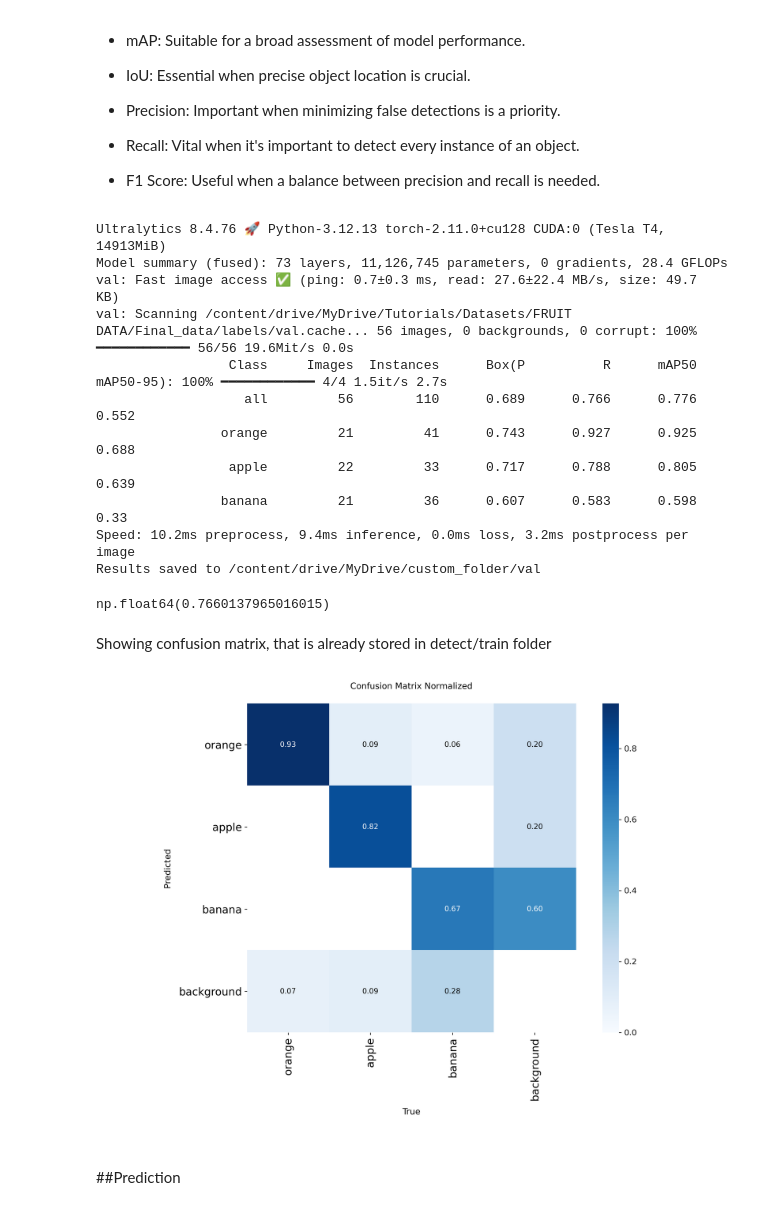
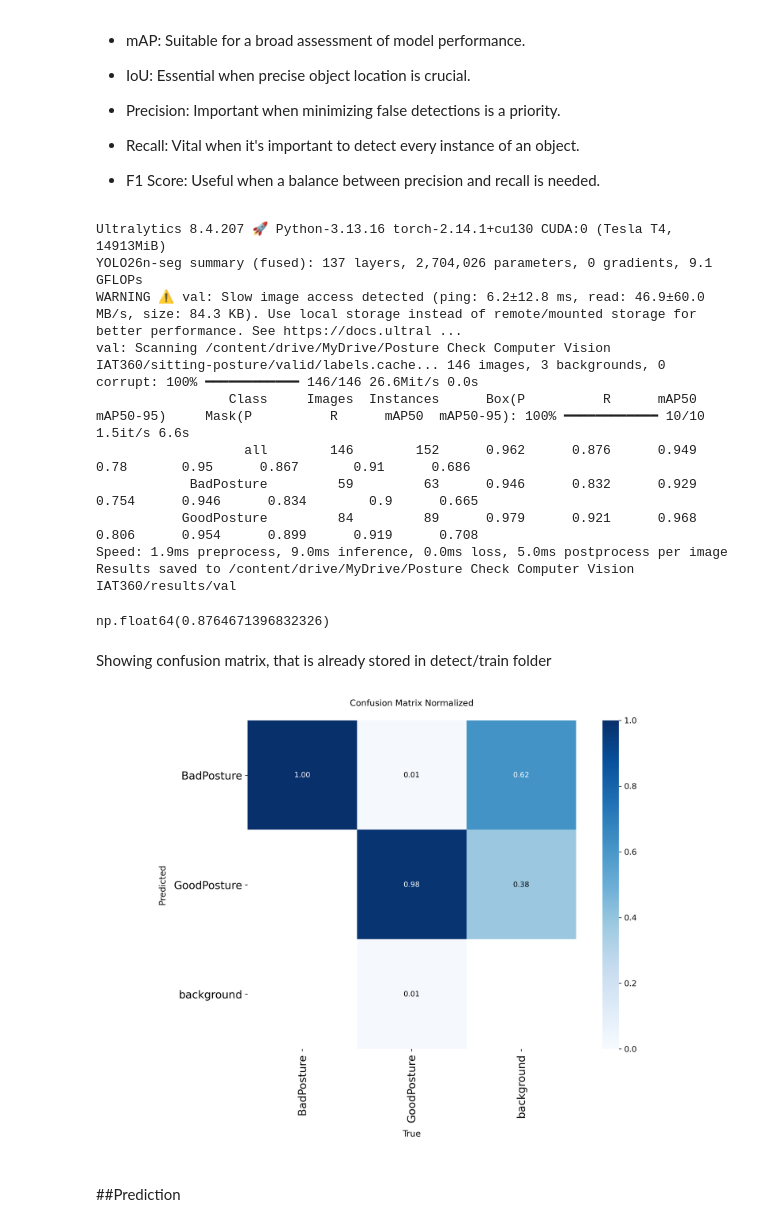
Before and after one commit to IAT-ExploringAI-2026/Computer-Vision-Project, a Jupyter notebook: ComputerVisionProject.ipynb, the cells around one changed output. Saved outputs shown, nothing was run; the diff lists cells and outputs as text; code cells hidden in the pictures.

```diff
--- a/ComputerVisionProject.ipynb
+++ b/ComputerVisionProject.ipynb
@@ -741,7 +733,7 @@ Choosing the right metrics to evaluate often depends on the specific application
 
 - F1 Score: Useful when a balance between precision and recall is needed.
 # %%
-metrics = model.val(project="/results")  # no other arguments needed, dataset and settings remembered
+metrics = model.val(project="/content/drive/MyDrive/Posture Check Computer Vision IAT360/results")  # no other arguments needed, dataset and settings remembered
 metrics.box.map    # map50-95
 metrics.box.map50  # map50
 metrics.box.map75  # map75
@@ -749,27 +741,26 @@ metrics.box.maps   # a list contains map50-95 of each category
 metrics.box.mp    # P
 metrics.box.mr    # R
 # %% [output]
-Ultralytics 8.4.76 🚀 Python-3.12.13 torch-2.11.0+cu128 CUDA:0 (Tesla T4, 14913MiB)
-Model summary (fused): 73 layers, 11,126,745 parameters, 0 gradients, 28.4 GFLOPs
-val: Fast image access ✅ (ping: 0.7±0.3 ms, read: 27.6±22.4 MB/s, size: 49.7 KB)
-val: Scanning /content/drive/MyDrive/Tutorials/Datasets/FRUIT DATA/Final_data/labels/val.cache... 56 images, 0 backgrounds, 0 corrupt: 100% ━━━━━━━━━━━━ 56/56 19.6Mit/s 0.0s
-                 Class     Images  Instances      Box(P          R      mAP50  mAP50-95): 100% ━━━━━━━━━━━━ 4/4 1.5it/s 2.7s
-                   all         56        110      0.689      0.766      0.776      0.552
-                orange         21         41      0.743      0.927      0.925      0.688
-                 apple         22         33      0.717      0.788      0.805      0.639
-                banana         21         36      0.607      0.583      0.598       0.33
-Speed: 10.2ms preprocess, 9.4ms inference, 0.0ms loss, 3.2ms postprocess per image
-Results saved to /content/drive/MyDrive/custom_folder/val
+Ultralytics 8.4.207 🚀 Python-3.13.16 torch-2.14.1+cu130 CUDA:0 (Tesla T4, 14913MiB)
+YOLO26n-seg summary (fused): 137 layers, 2,704,026 parameters, 0 gradients, 9.1 GFLOPs
+WARNING ⚠️ val: Slow image access detected (ping: 6.2±12.8 ms, read: 46.9±60.0 MB/s, size: 84.3 KB). Use local storage instead of remote/mounted storage for better performance. See https://docs.ultral ...
+val: Scanning /content/drive/MyDrive/Posture Check Computer Vision IAT360/sitting-posture/valid/labels.cache... 146 images, 3 backgrounds, 0 corrupt: 100% ━━━━━━━━━━━━ 146/146 26.6Mit/s 0.0s
+                 Class     Images  Instances      Box(P          R      mAP50  mAP50-95)     Mask(P          R      mAP50  mAP50-95): 100% ━━━━━━━━━━━━ 10/10 1.5it/s 6.6s
+                   all        146        152      0.962      0.876      0.949       0.78       0.95      0.867       0.91      0.686
+            BadPosture         59         63      0.946      0.832      0.929      0.754      0.946      0.834        0.9      0.665
+           GoodPosture         84         89      0.979      0.921      0.968      0.806      0.954      0.899      0.919      0.708
+Speed: 1.9ms preprocess, 9.0ms inference, 0.0ms loss, 5.0ms postprocess per image
+Results saved to /content/drive/MyDrive/Posture Check Computer Vision IAT360/results/val
-np.float64(0.7660137965016015)
+np.float64(0.8764671396832326)
 # %% [markdown]
 Showing confusion matrix, that is already stored in detect/train folder
 # %%
 %matplotlib inline
 from PIL import Image
 
-Image.open('/results/train/confusion_matrix_normalized.png')
+Image.open('/content/drive/MyDrive/Posture Check Computer Vision IAT360/results/train/confusion_matrix_normalized.png')
 # %% [output]
-[figure, old version]
+[figure, new version]
 # %% [markdown]
 ##Prediction
 # %%
```
Also changed, not shown: parts of 22 cells of this notebook.
